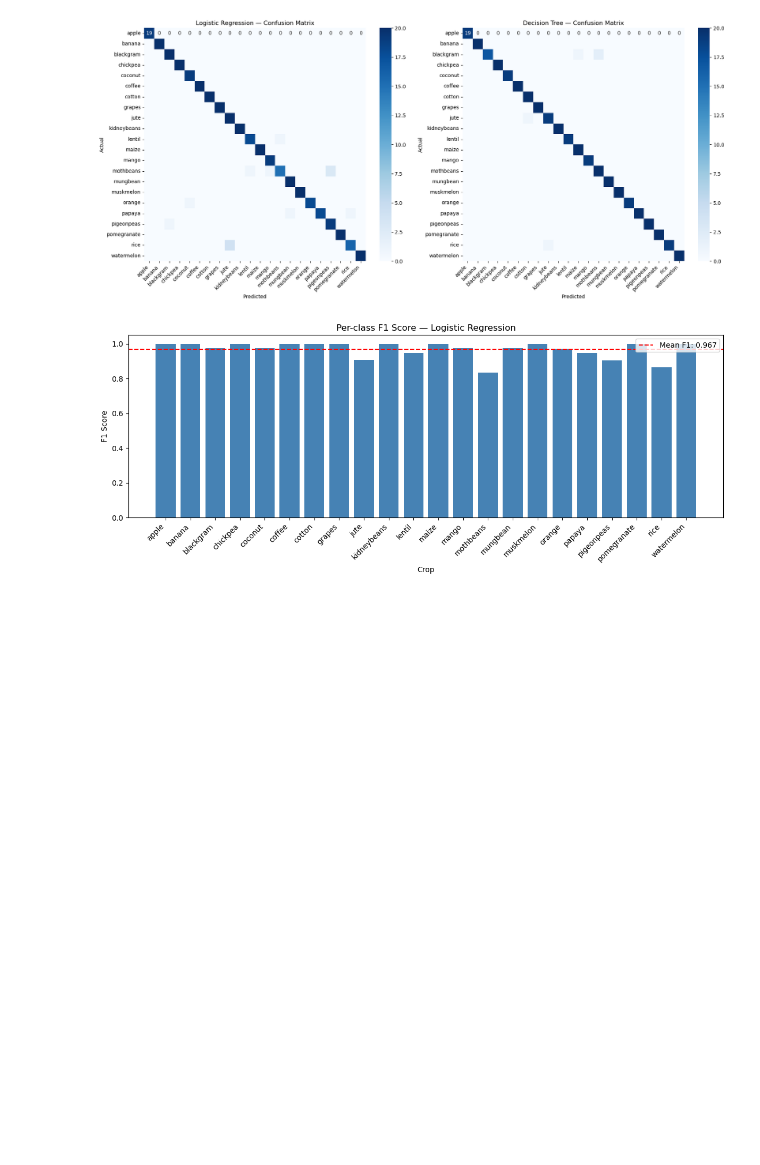
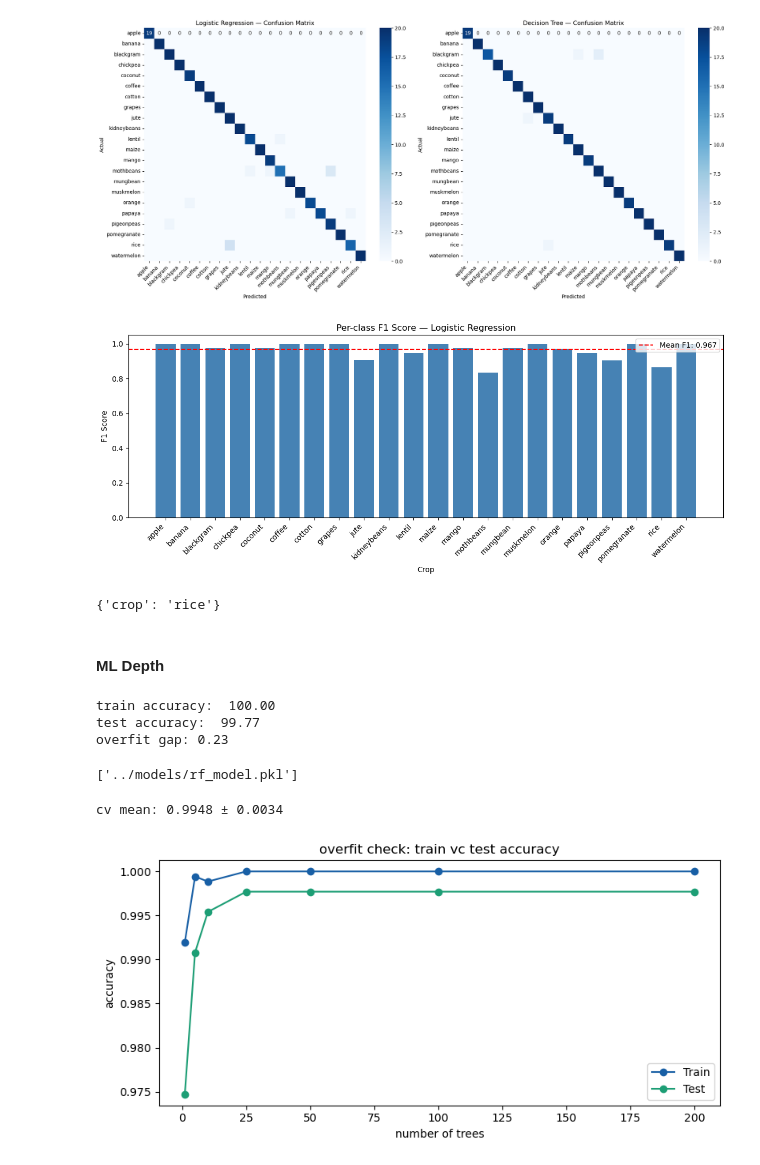
Before and after one commit to pavani3011/AGRI-API-PROJECT, a Jupyter notebook: notebooks/crop_pipeline.ipynb, the cells around one changed output. Cells and saved outputs as stored; diff of their text form; code cells hidden in the pictures; blank space fills up the shorter version.

```diff
--- a/notebooks/EDA_pipeline.ipynb
+++ b/notebooks/crop_pipeline.ipynb
@@ -456,3 +469,74 @@ plt.savefig('../outputs/per_class_f1.png', dpi=150)
 plt.show()
 # %% [output]
 [figure]
+# %%
+#for quick load of models and return exact json , api will return
+def predict_crop(N, P, K, temperature, humidity, ph, rainfall):
+    model  = joblib.load('../models/baseline_model.pkl')
+    scaler = joblib.load('../models/scaler.pkl')
+    le     = joblib.load('../models/label_encoder.pkl')
+
+    X = np.array([[N, P, K, temperature, humidity, ph, rainfall]])
+    pred = model.predict(X)
+    crop = le.inverse_transform(pred)[0]
+    return {'crop': crop}
+
+# Test it — rice conditions
+print(predict_crop(90, 42, 43, 20.87, 82.00, 6.50, 202.93))
+# %% [output]
+{'crop': 'rice'}
+# %% [markdown]
+#### ML Depth
+# %%
+from sklearn.ensemble import RandomForestClassifier
+
+rf = RandomForestClassifier(
+    max_depth=None,
+    n_estimators=100,
+    min_samples_leaf=1,
+    max_features='sqrt',
+    random_state=42,
+    n_jobs=-1 #use all CPU cores
+)
+
+rf.fit(X_train_sc,y_train)
+
+train_acc = rf.score(X_train_sc,y_train)*100
+test_acc = rf.score(X_test_sc,y_test)*100
+
+print(f"train accuracy:  {train_acc:.2f}")
+print(f"test accuracy:  {test_acc:.2f}")
+print(f"overfit gap: {(train_acc-test_acc):.2f}")
+
+joblib.dump(rf, '../models/rf_model.pkl')
+# %% [output]
+train accuracy:  100.00
+test accuracy:  99.77
+overfit gap: 0.23
+['../models/rf_model.pkl']
+# %%
+tree_counts = [1,5,10,25,50,100,200]
+train_Scores, test_Scores= [],[]
+
+for n in tree_counts:
+    model = RandomForestClassifier(n_estimators=n, random_state=42)
+    model.fit(X_train_sc,y_train)
+    train_Scores.append(model.score(X_train_sc,y_train))
+    test_Scores.append(model.score(X_test_sc,y_test))
+
+plt.figure(figsize=(8,4))
+plt.plot(tree_counts,train_Scores, 'o-', label='Train', color ='#185FA5')
+plt.plot(tree_counts,test_Scores, 'o-', label='Test', color ='#1D9E75')
+plt.xlabel("number of trees")
+plt.ylabel("accuracy")
+plt.title("overfit check: train vc test accuracy")
+plt.legend()
+plt.tight_layout()
+plt.savefig('../outputs/overfit_curve.png',dpi = 150)
+
+from sklearn.model_selection import cross_val_score
+cv_Scores = cross_val_score(rf, X_train_sc, y_train, cv = 5)
+print(f"cv mean: {cv_Scores.mean():.4f} ± {cv_Scores.std():.4f}")
+# %% [output]
+cv mean: 0.9948 ± 0.0034
+[figure, added]
```
Also changed, not shown: parts of 5 cells of this notebook, 5 other files.
